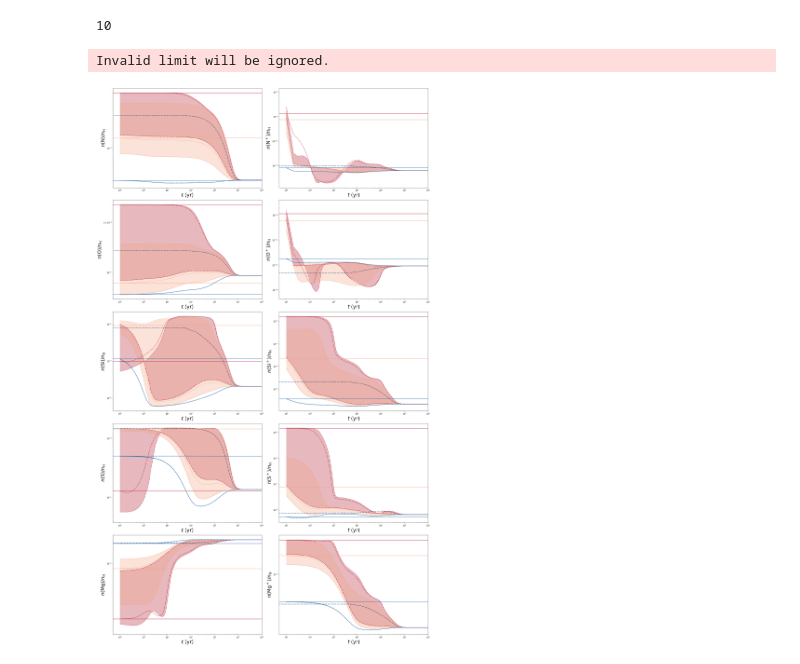
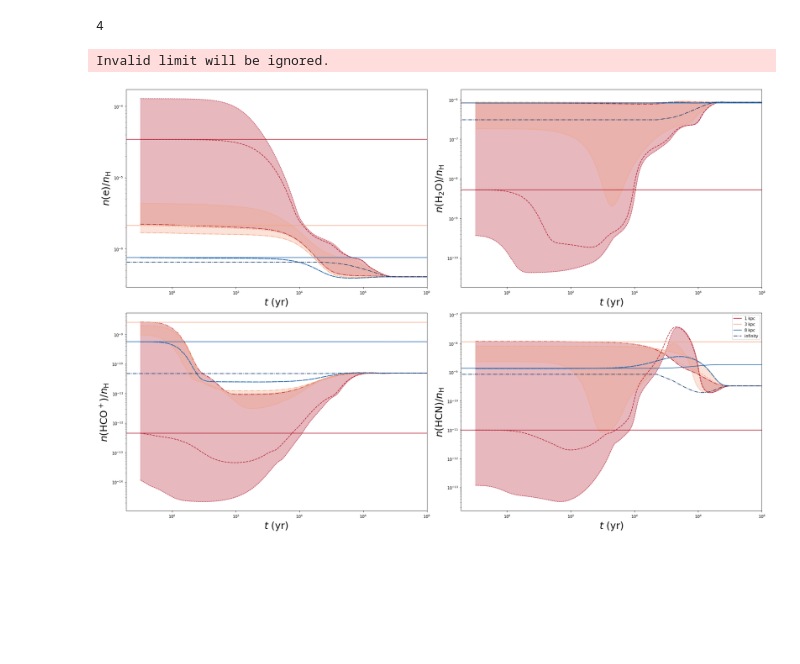
Before and after one commit to slowdivePTG/X-ray-chemistry, a Jupyter notebook: KROME/AGN_pc/AGN_pc.ipynb, the cells around one changed output. Drawn from its saved outputs; the diff is of its cells as text; code cells hidden in the pictures; blank space fills up the shorter version.

```diff
--- a/KROME/AGN_pc/AGN_pc.ipynb
+++ b/KROME/AGN_pc/AGN_pc.ipynb
@@ -64,6 +60,7 @@ def plot_all(spe, div=None, d=None, stop=True, ax=None):
             ax.loglog(t, abu_l, color=Col[i - 1], linestyle=':')
             ax.loglog(t, abu_u, color=Col[i - 1], linestyle='-.')
             ax.fill_between(t, abu_l, abu_u, color=Col[i - 1], alpha=0.3)
+
     raw = np.loadtxt('./data/1dis_inf')
     t = raw[:, 0]-1e6
     d = r'$n_{\mathrm{H}}$'
@@ -90,5 +87,5 @@ def plot_group(*args):
     print(l)
     for i, spe in enumerate(args):
         plot_all(spe, ax=ax[i], d=np.array([1,3,8]))
-        #plt.legend()
+    plt.legend()
     plt.tight_layout()
@@ -113,9 +92,3 @@ Invalid limit will be ignored.
-# %%
-plot_group('N','Nj','O','Oj','SI','SIj','S','Sj','MG','MGj')
-# %% [output]
-10
-Invalid limit will be ignored.
-[figure, removed]
 # %%
 def latex_name(S):
     Name = {}
@@ -131,3 +104,9 @@ def latex_name(S):
     for i in S:
         S_n += Name[i]
     return '({})'.format(S_n)
+# %%
+plot_group('E', 'H2O', 'HCOj', 'HCN')
+# %% [output]
+4
+Invalid limit will be ignored.
+[figure, added]
```
Also changed, not shown: parts of 4 cells of this notebook, 33 other files.
